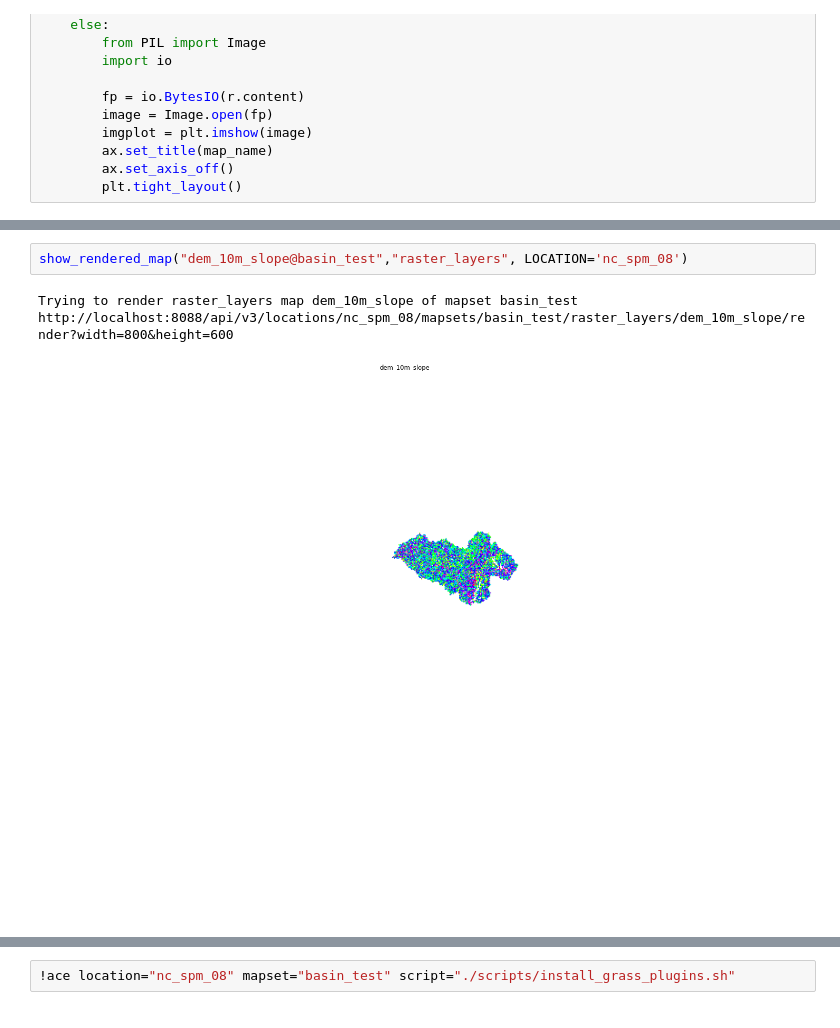
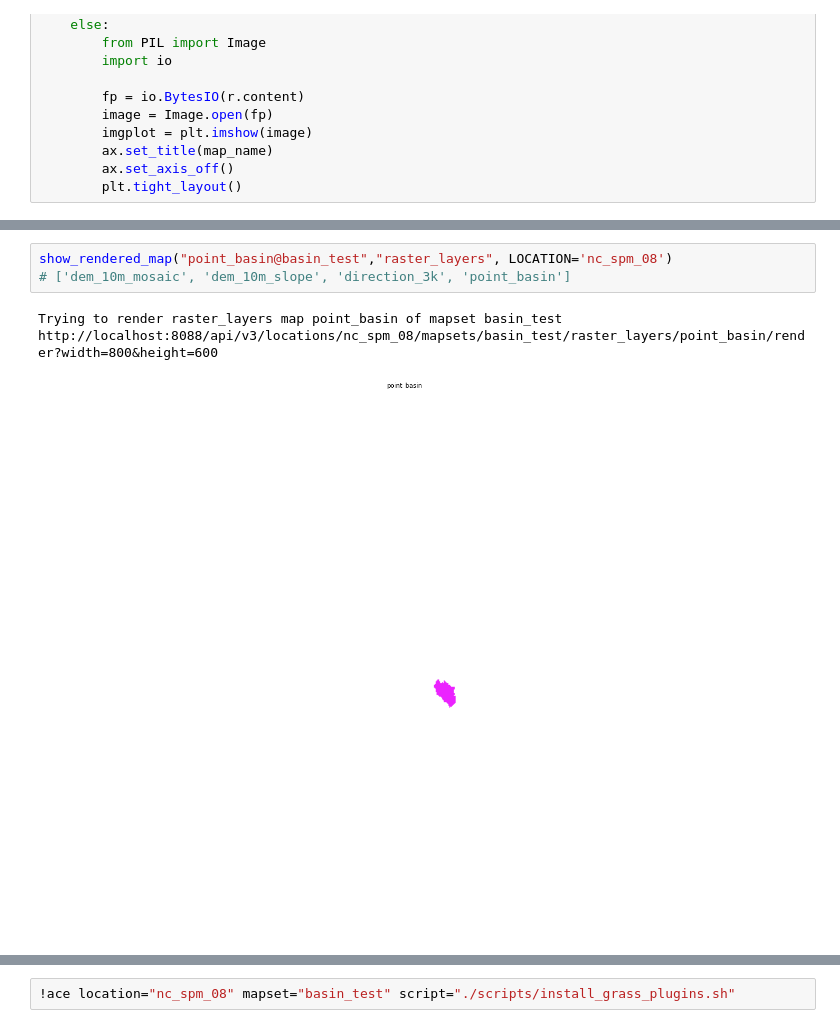
Before and after one commit to OpenPlainsInc/TomorrowNowApp, a Jupyter notebook: notebooks/actinia_r_basin.ipynb, the cells around one changed output, grey strips where cells are left out. Saved outputs shown, nothing was run; the diff lists cells and outputs as text.

Commit message:
Added ability to view different mapsets and locations

```diff
--- a/notebooks/actinia_r_basin.ipynb
+++ b/notebooks/actinia_r_basin.ipynb
@@ -207,7 +235,8 @@ KeyboardInterrupt:
 # %%
-show_rendered_map("dem_10m_slope@basin_test","raster_layers", LOCATION='nc_spm_08')
+show_rendered_map("point_basin@basin_test","raster_layers", LOCATION='nc_spm_08')
+# ['dem_10m_mosaic', 'dem_10m_slope', 'direction_3k', 'point_basin']
 # %% [output]
-Trying to render raster_layers map dem_10m_slope of mapset basin_test
-http://localhost:8088/api/v3/locations/nc_spm_08/mapsets/basin_test/raster_layers/dem_10m_slope/render?width=800&height=600
+Trying to render raster_layers map point_basin of mapset basin_test
+http://localhost:8088/api/v3/locations/nc_spm_08/mapsets/basin_test/raster_layers/point_basin/render?width=800&height=600
-[figure, old version]
+[figure, new version]
 # %%
```
Also changed, not shown: parts of 9 cells of this notebook, 18 other files.
